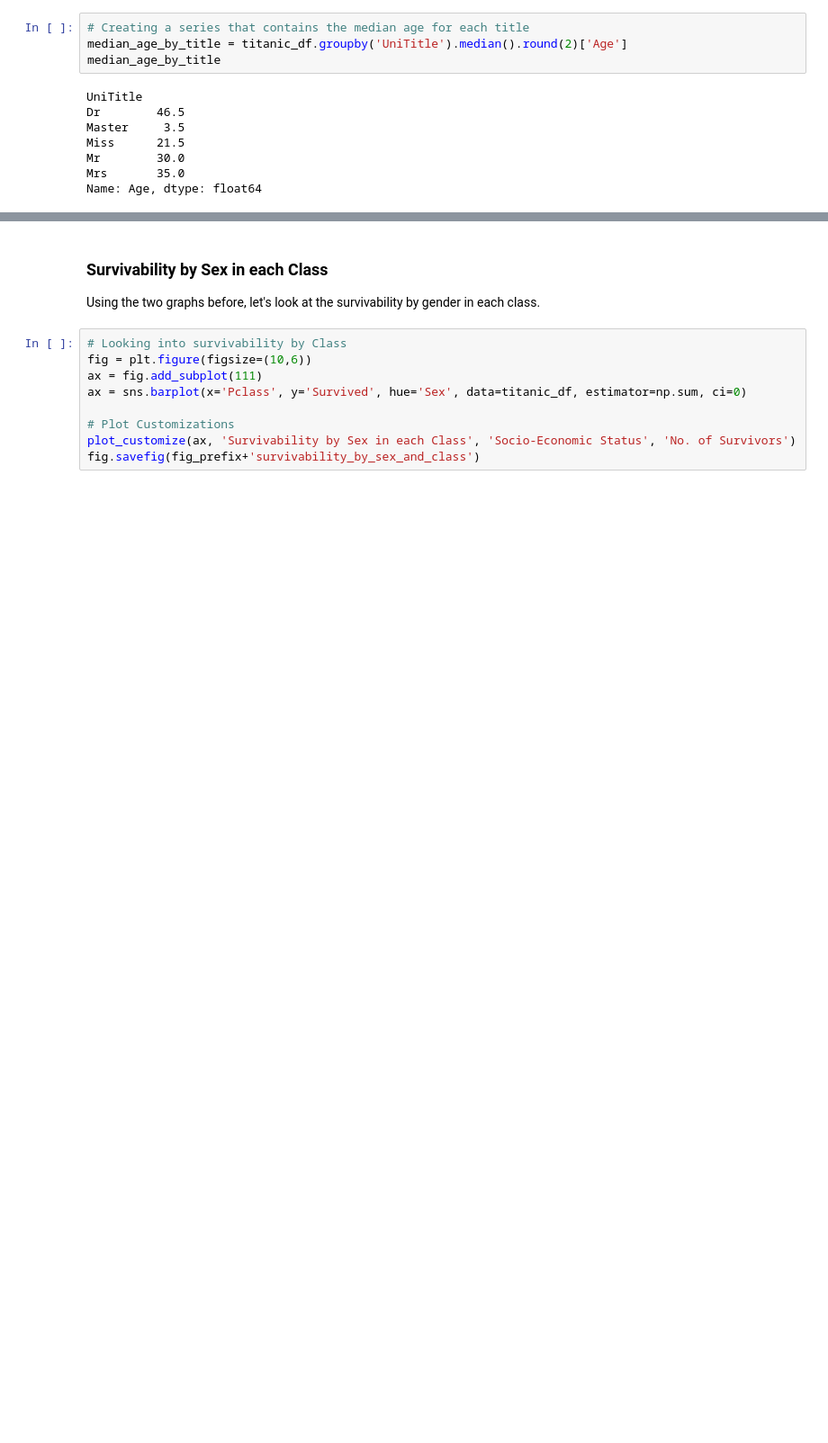
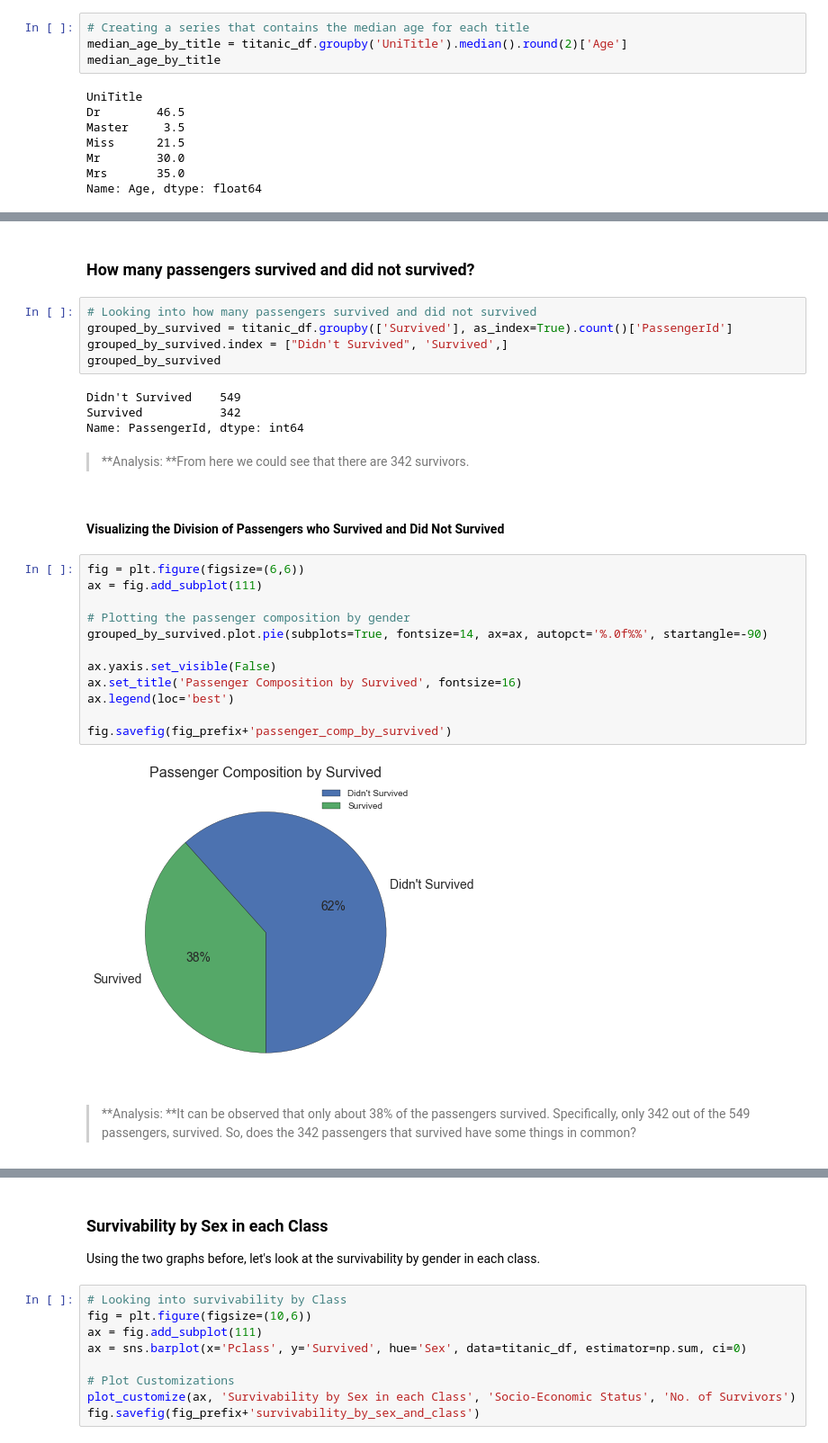
Before and after one commit to aamiel16/udacity-dand, a Jupyter notebook: Titanic Exploratory Data Analysis/develop/2015-09-20-as-titanic-explo-lab.ipynb, the cells around one changed output, grey strips where cells are left out. Shown at 90% size. Cells and saved outputs as stored; diff of their text form; blank space fills up the shorter version.

```diff
--- a/Titanic Exploratory Data Analysis/develop/2015-09-20-as-titanic-explo-lab.ipynb
+++ b/Titanic Exploratory Data Analysis/develop/2015-09-20-as-titanic-explo-lab.ipynb
@@ -382,0 +326,31 @@ fig.savefig(fig_prefix+'survivability_by_class')
+# %% [markdown]
+### How many passengers survived and did not survived?
+# %%
+# Looking into how many passengers survived and did not survived
+grouped_by_survived = titanic_df.groupby(['Survived'], as_index=True).count()['PassengerId']
+grouped_by_survived.index = ["Didn't Survived", 'Survived',]
+grouped_by_survived
+# %% [output]
+Didn't Survived    549
+Survived           342
+Name: PassengerId, dtype: int64
+# %% [markdown]
+>**Analysis: **From here we could see that there are 342 survivors.
+# %% [markdown]
+#### Visualizing the Division of Passengers who Survived and Did Not Survived
+# %%
+fig = plt.figure(figsize=(6,6))
+ax = fig.add_subplot(111)
+
+# Plotting the passenger composition by gender
+grouped_by_survived.plot.pie(subplots=True, fontsize=14, ax=ax, autopct='%.0f%%', startangle=-90)
+
+ax.yaxis.set_visible(False)
+ax.set_title('Passenger Composition by Survived', fontsize=16)
+ax.legend(loc='best')
+
+fig.savefig(fig_prefix+'passenger_comp_by_survived')
+# %% [output]
+[figure, added]
+# %% [markdown]
+>**Analysis: **It can be observed that only about 38% of the passengers survived. Specifically, only 342 out of the 549 passengers, survived. So, does the 342 passengers that survived have some things in common?
```
Also changed, not shown: parts of 92 cells of this notebook, 13 other files.
